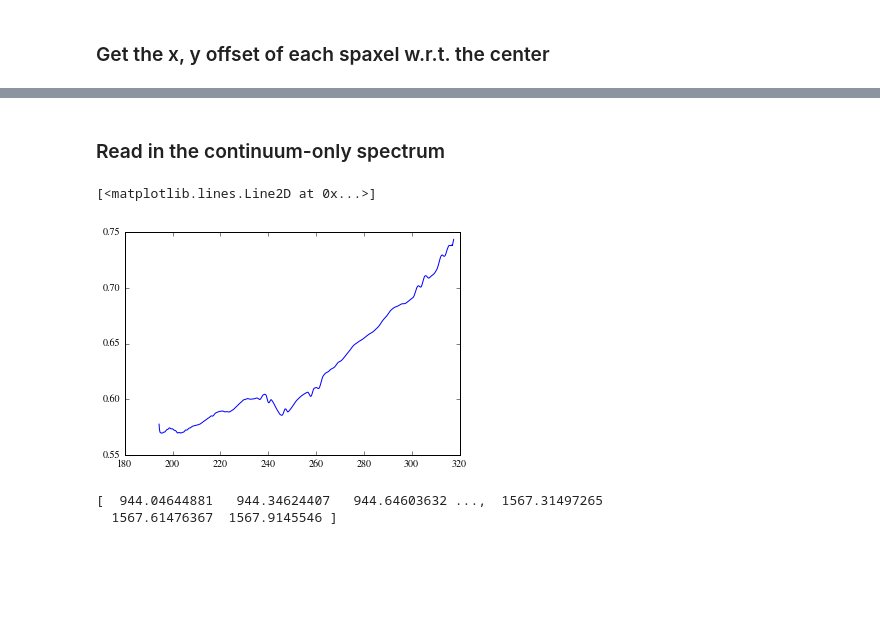
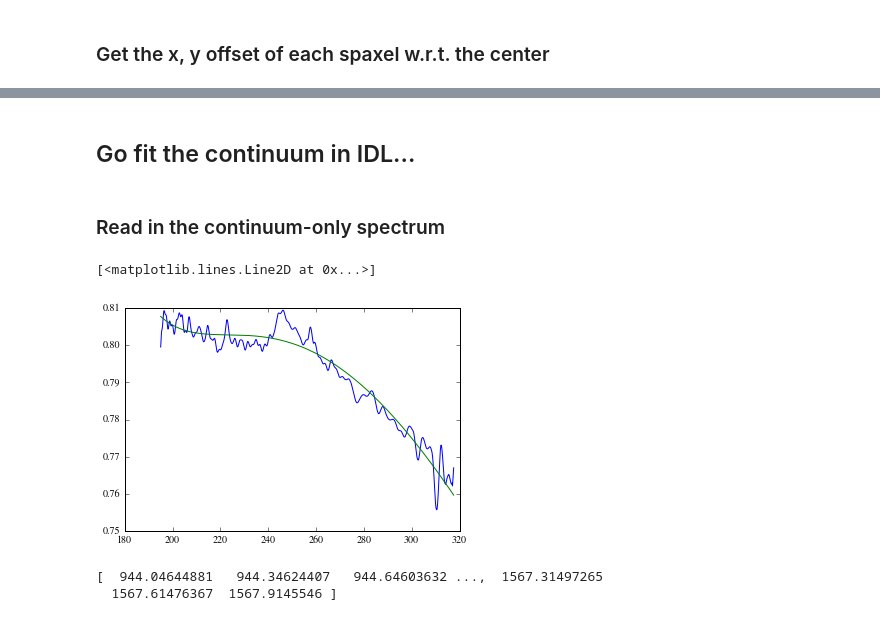
Before and after one commit to yaolun/sa, a Jupyter notebook: spire_products_comparison.ipynb, the cells around one changed output, grey strips where cells are left out. Cells and saved outputs as stored; diff of their text form; code cells hidden in the pictures; blank space fills up the shorter version.

```diff
--- a/spire_products_comparison.ipynb
+++ b/spire_products_comparison.ipynb
@@ -235,9 +239,16 @@ foo = open('/Users/yaolun/test/bhr71_ssw_weighted_sum.txt','w')
 for wave in wl_ssw_wsum:
     foo.write('{} \t {}\n'.format(wave, flux_ssw_wsum[wl_ssw_wsum == wave][0]))
 foo.close()
+# %% [markdown]
+## Go fit the continuum in IDL...
 # %% [markdown]
 ### Read in the continuum-only spectrum
 # %%
 wl_cont, flux_cont = np.genfromtxt('/Users/yaolun/test/bhr71_weighted/bhr71_ssw_weighted_sum_continuum.txt', skip_header=1, dtype='float').T
-wl_cor_cont, flux_cor_cont = np.genfromtxt('/Users/yaolun/bhr71/fitting/BHR71/spire/advanced_products/BHR71_spire_corrected_continuum.txt', skip_header=1, dtype='float').T
+# wl_cor_cont, flux_cor_cont = np.genfromtxt('/Users/yaolun/bhr71/fitting/BHR71/spire/advanced_products/BHR71_spire_corrected_continuum.txt', skip_header=1, dtype='float').T
+wl_cor_cont, flux_cor_cont = np.genfromtxt('/Users/yaolun/bhr71/bhr71_SECT/BHR71_spire_corrected_continuum.txt', skip_header=1, dtype='float').T
+wl_cor_raw, flux_cor_raw = np.genfromtxt('/Users/yaolun/bhr71/bhr71_SECT/spire/data/BHR71_spire_corrected.txt',skip_header=1).T
+
+# wl_ssw_cor_raw = c/1e5/hdu_corrected[3].data.field(0)
+# flux_ssw_cor_raw = hdu_corrected[3].data.field(1)
 # %%
@@ -249,11 +264,19 @@ wl_cont = wl_cont[wl_cont >= min(wl_ssw_cor_cont)-0.01]
-# %%
-# compare with the SECT-corrected spectrum
-raw_ratio = flux_cont/flux_ssw_cor_cont
-plt.plot(wl_cont, raw_ratio)
-# plt.gca().set_yscale('log')
-# %% [output]
-[<matplotlib.lines.Line2D at 0x...>]
-[figure, removed]
+# %%
+# compare with the SECT-corrected spectrum
+raw_ratio = flux_cont/flux_ssw_cor_cont
+plt.plot(wl_cont, raw_ratio)
+from scipy.signal import savgol_filter
+ratio_smooth = savgol_filter(raw_ratio, len(raw_ratio), 3)
+from scipy.optimize import curve_fit
+fit = np.polyfit(wl_cont, raw_ratio,1)
+func = np.poly1d(fit)
+plt.plot(wl_cont, ratio_smooth)
+# plt.plot(np.hstack((wl_ssw_cor, wl_slw_cor)), func(np.hstack((wl_ssw_cor, wl_slw_cor))))
+# plt.xlim([200,330])
+# plt.ylim([0.75,0.85])
+# %% [output]
+[<matplotlib.lines.Line2D at 0x...>]
+[figure, added]
 # %%
 # read in the SSW beam profile
 wl_ssw_beam, diam_ssw_beam = np.genfromtxt('/Users/yaolun/test/SSW_beam_profile.txt').T
```
Also changed, not shown: parts of 8 cells of this notebook.
